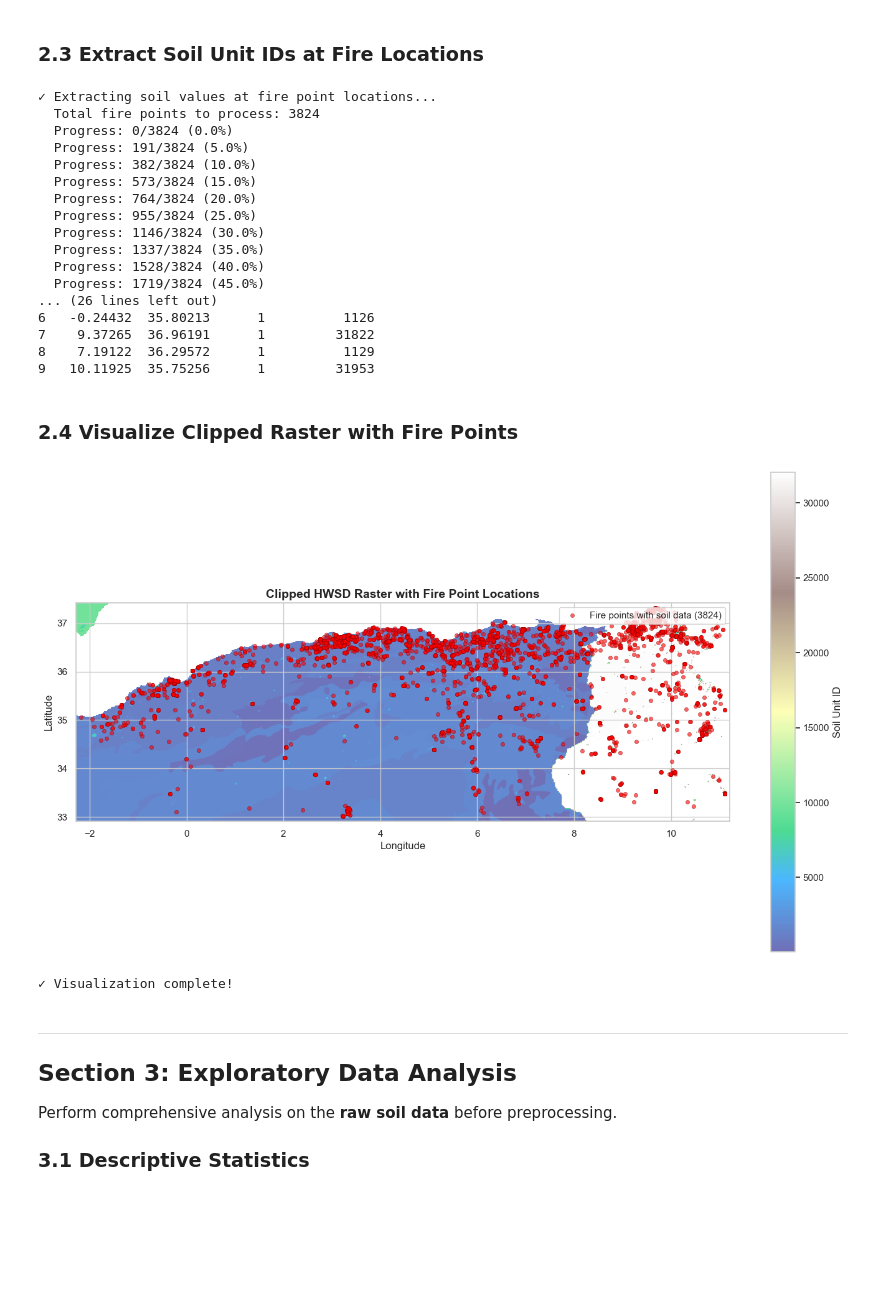
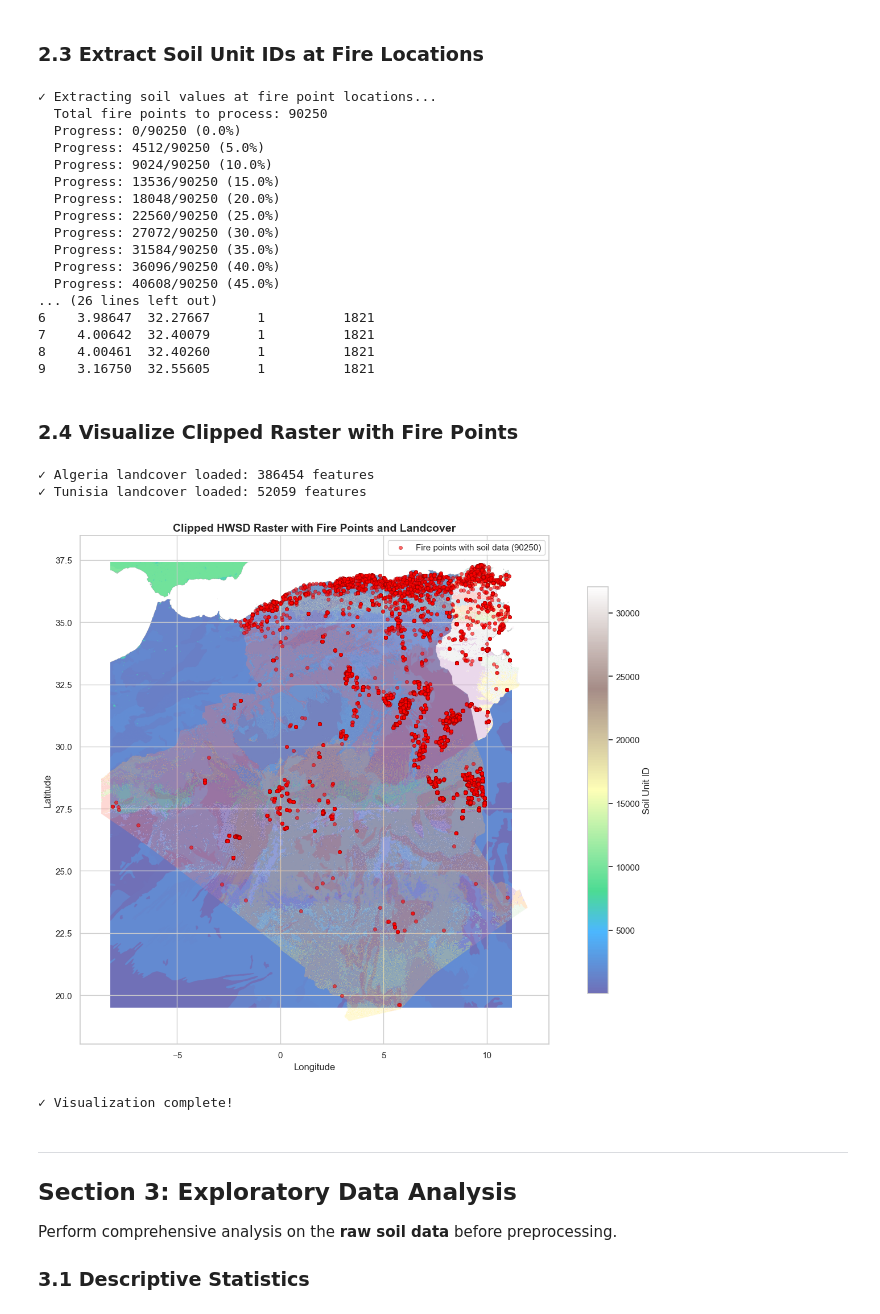
Before and after one commit to BESSAI-Tayeb/forest-fires-algeria-tunisia-analysis, a Jupyter notebook: analysis/soil.ipynb, the cells around one changed output. Cells and saved outputs as stored; diff of their text form; code cells hidden in the pictures; blank space fills up the shorter version.

```diff
--- a/analysis/soil.ipynb
+++ b/analysis/soil.ipynb
@@ -274,8 +274,14 @@ Spatial Data (Raster):
 ============================================================
 # %%
 # Load fire point locations
-fires_path = '../results/fires.csv'
-fires_df = pd.read_csv(fires_path)
+algeria_path = '../dataset/fire_dataset/algeria.csv'
+tunisia_path = '../dataset/fire_dataset/tunisia.csv'
+algeria_df = pd.read_csv(algeria_path)
+tunisia_df = pd.read_csv(tunisia_path)
+fires_df = pd.concat([algeria_df, tunisia_df], ignore_index=True)
+
+# add class column with value 1 (fire point)
+fires_df['class'] = 1
 
 print(f"✓ Loaded {len(fires_df)} fire points")
 print(f"  Columns: {list(fires_df.columns)}")
@@ -412,26 +418,30 @@ print("\nSample:")
 print(fires_df[['longitude', 'latitude', 'class', 'soil_unit_id']].head(10))
 # %% [output]
 ✓ Extracting soil values at fire point locations...
-  Total fire points to process: 3824
-  Progress: 0/3824 (0.0%)
-  Progress: 191/3824 (5.0%)
-  Progress: 382/3824 (10.0%)
-  Progress: 573/3824 (15.0%)
-  Progress: 764/3824 (20.0%)
-  Progress: 955/3824 (25.0%)
-  Progress: 1146/3824 (30.0%)
-  Progress: 1337/3824 (35.0%)
-  Progress: 1528/3824 (40.0%)
-  Progress: 1719/3824 (45.0%)
+  Total fire points to process: 90250
+  Progress: 0/90250 (0.0%)
+  Progress: 4512/90250 (5.0%)
+  Progress: 9024/90250 (10.0%)
+  Progress: 13536/90250 (15.0%)
+  Progress: 18048/90250 (20.0%)
+  Progress: 22560/90250 (25.0%)
+  Progress: 27072/90250 (30.0%)
+  Progress: 31584/90250 (35.0%)
+  Progress: 36096/90250 (40.0%)
+  Progress: 40608/90250 (45.0%)
 ... (26 lines left out)
-6   -0.24432  35.80213      1          1126
-7    9.37265  36.96191      1         31822
-8    7.19122  36.29572      1          1129
-9   10.11925  35.75256      1         31953
+6    3.98647  32.27667      1          1821
+7    4.00642  32.40079      1          1821
+8    4.00461  32.40260      1          1821
+9    3.16750  32.55605      1          1821
 # %% [markdown]
 ### 2.4 Visualize Clipped Raster with Fire Points
 # %%
 from rasterio.plot import plotting_extent
+
+# Landcover data paths (shapefiles)
+landcover_algeria_path = '../dataset/land_cover_dataset/algeria/dza_gc_adg.shp'
+landcover_tunisia_path = '../dataset/land_cover_dataset/tunisia/tun_gc_adg.shp'
 
 fig, ax = plt.subplots(figsize=(14, 10))
 
@@ -439,36 +449,53 @@ fig, ax = plt.subplots(figsize=(14, 10))
 band1 = clipped_array[0].astype('float32')
 nodata = clipped_profile.get('nodata')
 if nodata is not None:
     band1[band1 == nodata] = np.nan
 
 extent = plotting_extent(band1, transform=new_transform)
 im = ax.imshow(band1, cmap='terrain', extent=extent, origin='upper', alpha=0.7)
+
+# Load and overlay landcover shapefiles
+try:
+    lc_algeria = gpd.read_file(landcover_algeria_path)
+    lc_algeria.plot(ax=ax, alpha=0.3, cmap='Set3', edgecolor='none')
+    print(f"✓ Algeria landcover loaded: {len(lc_algeria)} features")
+except Exception as e:
+    print(f"⚠ Could not load Algeria landcover: {e}")
+
+try:
+    lc_tunisia = gpd.read_file(landcover_tunisia_path)
+    lc_tunisia.plot(ax=ax, alpha=0.3, cmap='Set3', edgecolor='none')
+    print(f"✓ Tunisia landcover loaded: {len(lc_tunisia)} features")
+except Exception as e:
+    print(f"⚠ Could not load Tunisia landcover: {e}")
 
 # Overlay fire points
 fires_with_soil = fires_df[fires_df['soil_unit_id'].notna()]
 fires_without_soil = fires_df[fires_df['soil_unit_id'].isna()]
 
 ax.scatter(fires_with_soil['longitude'], fires_with_soil['latitude'],
            c='red', s=20, alpha=0.6, edgecolors='darkred', linewidth=0.5,
            label=f'Fire points with soil data ({len(fires_with_soil)})')
 
 if len(fires_without_soil) > 0:
     ax.scatter(fires_without_soil['longitude'], fires_without_soil['latitude'],
                c='orange', s=20, alpha=0.6, marker='x',
                label=f'Fire points without soil data ({len(fires_without_soil)})')
 
 ax.set_xlabel('Longitude', fontsize=12)
 ax.set_ylabel('Latitude', fontsize=12)
-ax.set_title('Clipped HWSD Raster with Fire Point Locations', fontsize=14, fontweight='bold')
+ax.set_title('Clipped HWSD Raster with Fire Points and Landcover', fontsize=14, fontweight='bold')
 ax.legend(loc='upper right')
 fig.colorbar(im, ax=ax, label='Soil Unit ID', shrink=0.8)
 plt.tight_layout()
 plt.show()
 
 print(f"✓ Visualization complete!")
 # %% [output]
+✓ Algeria landcover loaded: 386454 features
+✓ Tunisia landcover loaded: 52059 features
-[figure, old version]
+[figure, new version]
-✓ Visualization complete!
+✓ Visualization complete!
 # %% [markdown]
 ---
 ## Section 3: Exploratory Data Analysis
```
Also changed, not shown: parts of 4 cells of this notebook, 10 other files.
